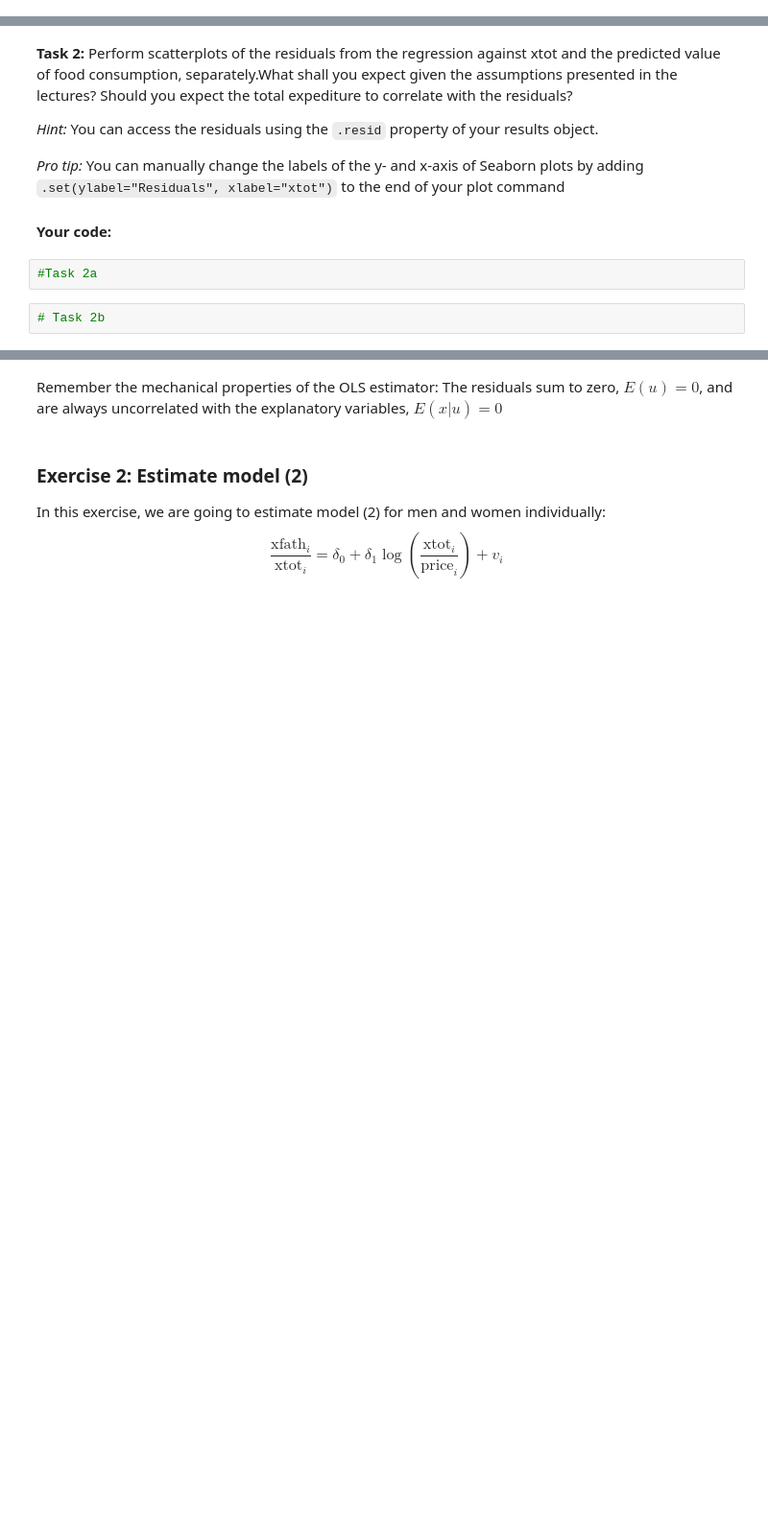
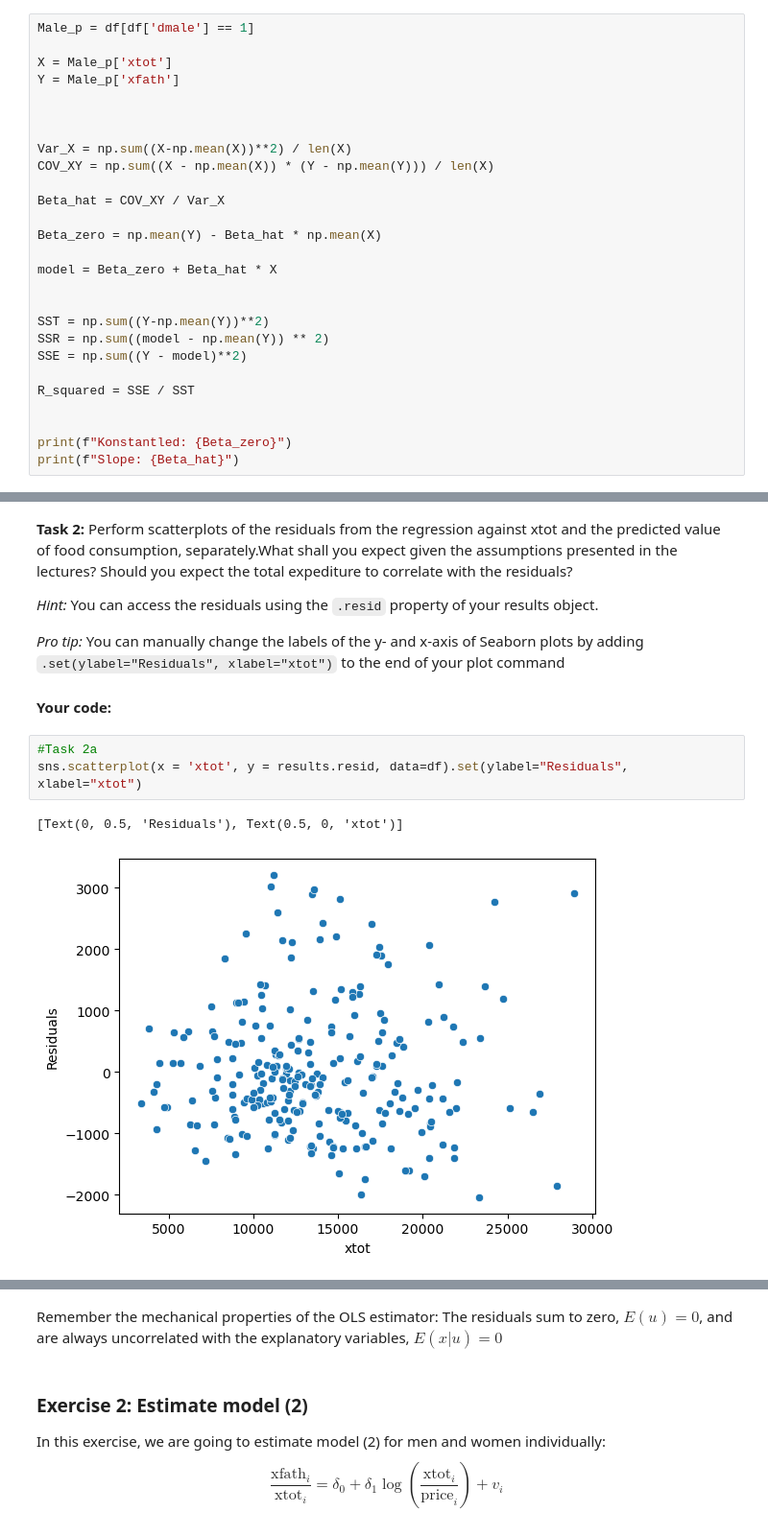
Before and after one commit to bschjerning/EconometricsA, a Jupyter notebook: 2_class/PS2_Regression_Analysis/ex_ante.ipynb, the cells around one changed output, grey strips where cells are left out. Shown at 96% size. Drawn from its saved outputs; the diff is of its cells as text; blank space fills up the shorter version.

```diff
--- a/2_class/PS2_Regression_Analysis/ex_ante.ipynb
+++ b/2_class/PS2_Regression_Analysis/ex_ante.ipynb
@@ -89,0 +81,27 @@ male_P = df['']
+# %%
+Male_p = df[df['dmale'] == 1]
+
+X = Male_p['xtot']
+Y = Male_p['xfath']
+
+
+
+Var_X = np.sum((X-np.mean(X))**2) / len(X)
+COV_XY = np.sum((X - np.mean(X)) * (Y - np.mean(Y))) / len(X)
+
+Beta_hat = COV_XY / Var_X
+
+Beta_zero = np.mean(Y) - Beta_hat * np.mean(X)
+
+model = Beta_zero + Beta_hat * X
+
+
+SST = np.sum((Y-np.mean(Y))**2)
+SSR = np.sum((model - np.mean(Y)) ** 2)
+SSE = np.sum((Y - model)**2)
+
+R_squared = SSE / SST
+
+
+print(f"Konstantled: {Beta_zero}")
+print(f"Slope: {Beta_hat}")
@@ -143,7 +233,9 @@ You can access the residuals using the `.resid` property of your results object.
 _Pro tip:_ You can manually change the labels of the y- and x-axis of Seaborn plots by adding `.set(ylabel="Residuals", xlabel="xtot")` to the end of your plot command
 # %% [markdown]
 **Your code:**
-# %%
-#Task 2a
-# %%
-# Task 2b
+# %%
+#Task 2a
+sns.scatterplot(x = 'xtot', y = results.resid, data=df).set(ylabel="Residuals", xlabel="xtot")
+# %% [output]
+[Text(0, 0.5, 'Residuals'), Text(0.5, 0, 'xtot')]
+[figure, added]
```
Also changed, not shown: parts of 16 cells of this notebook, 13 other files.
